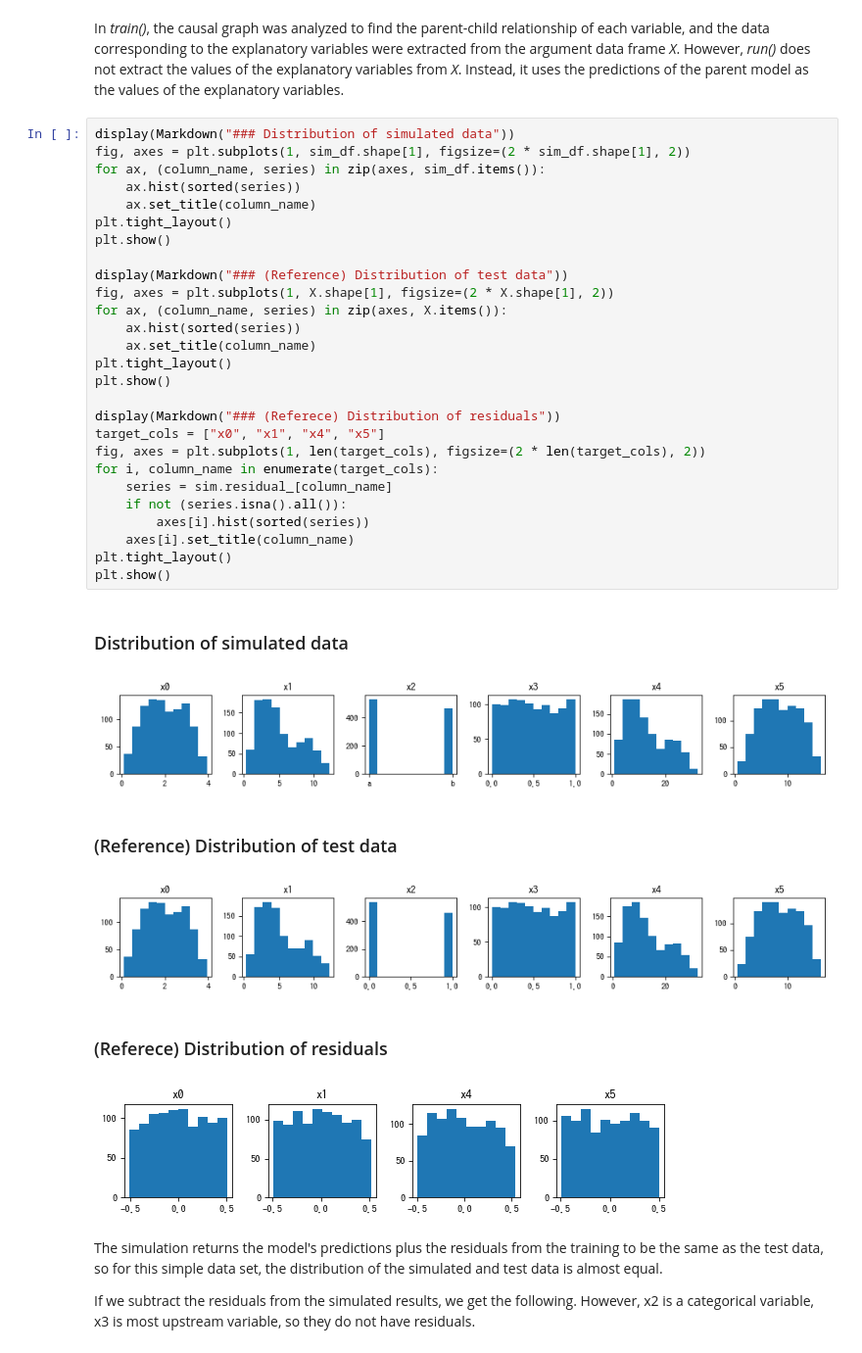
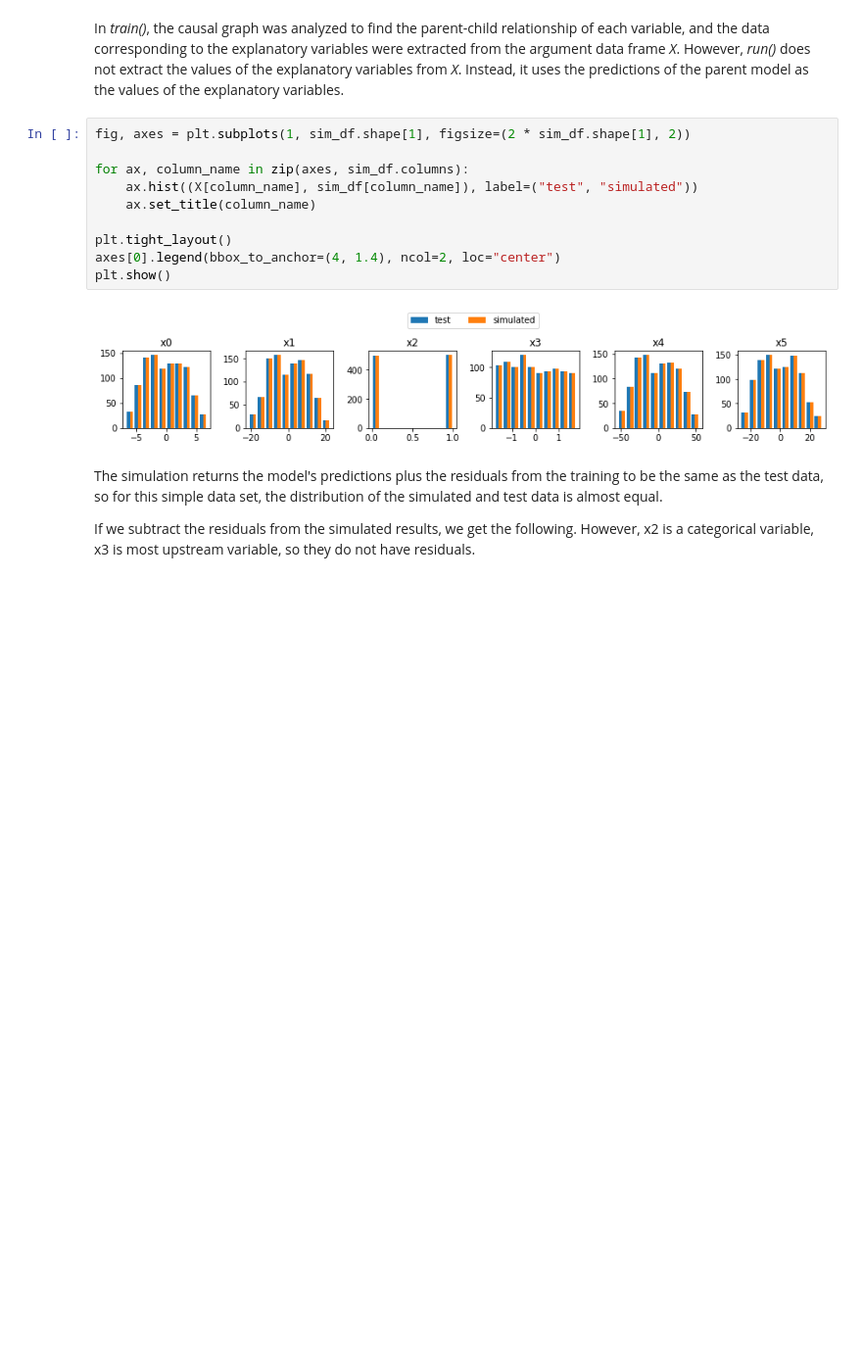
Before and after one commit to cdt15/lingam, a Jupyter notebook: examples/CausalBasedSimulator_generating_simulated_data.ipynb, the cells around one changed output. Shown at 98% size. Drawn from its saved outputs; the diff is of its cells as text; blank space fills up the shorter version.

```diff
--- a/examples/CausalBasedSimulator_generating_simulated_data.ipynb
+++ b/examples/CausalBasedSimulator_generating_simulated_data.ipynb
@@ -147,39 +95,17 @@ The simulation results are returned as the return value of run(). The same data
 # %% [markdown]
 In *train()*, the causal graph was analyzed to find the parent-child relationship of each variable, and the data corresponding to the explanatory variables were extracted from the argument data frame *X*. However, *run()* does not extract the values of the explanatory variables from *X*. Instead, it uses the predictions of the parent model as the values of the explanatory variables.
 # %%
-display(Markdown("### Distribution of simulated data"))
 fig, axes = plt.subplots(1, sim_df.shape[1], figsize=(2 * sim_df.shape[1], 2))
-for ax, (column_name, series) in zip(axes, sim_df.items()):
-    ax.hist(sorted(series))
+
+for ax, column_name in zip(axes, sim_df.columns):
+    ax.hist((X[column_name], sim_df[column_name]), label=("test", "simulated"))
     ax.set_title(column_name)
+
 plt.tight_layout()
+axes[0].legend(bbox_to_anchor=(4, 1.4), ncol=2, loc="center")
 plt.show()
-
-display(Markdown("### (Reference) Distribution of test data"))
-fig, axes = plt.subplots(1, X.shape[1], figsize=(2 * X.shape[1], 2))
-for ax, (column_name, series) in zip(axes, X.items()):
-    ax.hist(sorted(series))
-    ax.set_title(column_name)
-plt.tight_layout()
-plt.show()
-
-display(Markdown("### (Referece) Distribution of residuals"))
-target_cols = ["x0", "x1", "x4", "x5"]
-fig, axes = plt.subplots(1, len(target_cols), figsize=(2 * len(target_cols), 2))
-for i, column_name in enumerate(target_cols):
-    series = sim.residual_[column_name]
-    if not (series.isna().all()):
-        axes[i].hist(sorted(series))
-    axes[i].set_title(column_name)
-plt.tight_layout()
-plt.show()
 # %% [output]
-### Distribution of simulated data
-[figure, old version]
+[figure, new version]
-### (Reference) Distribution of test data
-[figure, removed]
-### (Referece) Distribution of residuals
-[figure, removed]
 # %% [markdown]
 The simulation returns the model's predictions plus the residuals from the training to be the same as the test data, so for this simple data set, the distribution of the simulated and test data is almost equal.
 
```
Also changed, not shown: parts of 27 cells of this notebook, 4 other files.
